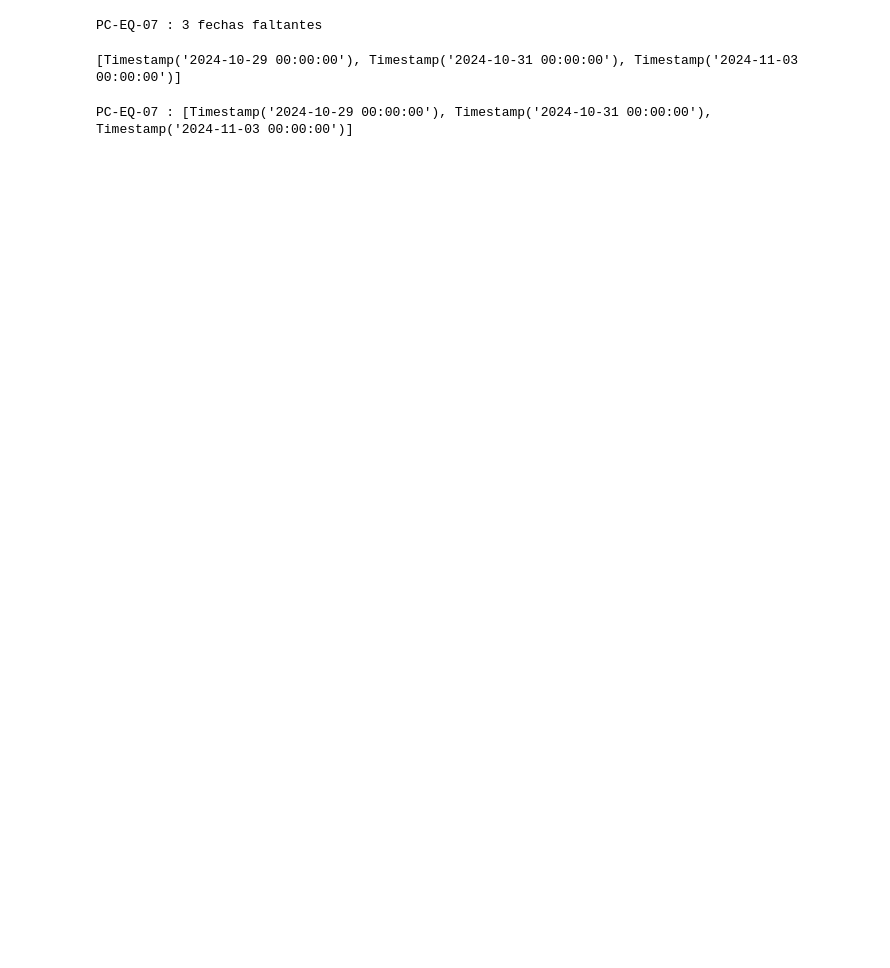
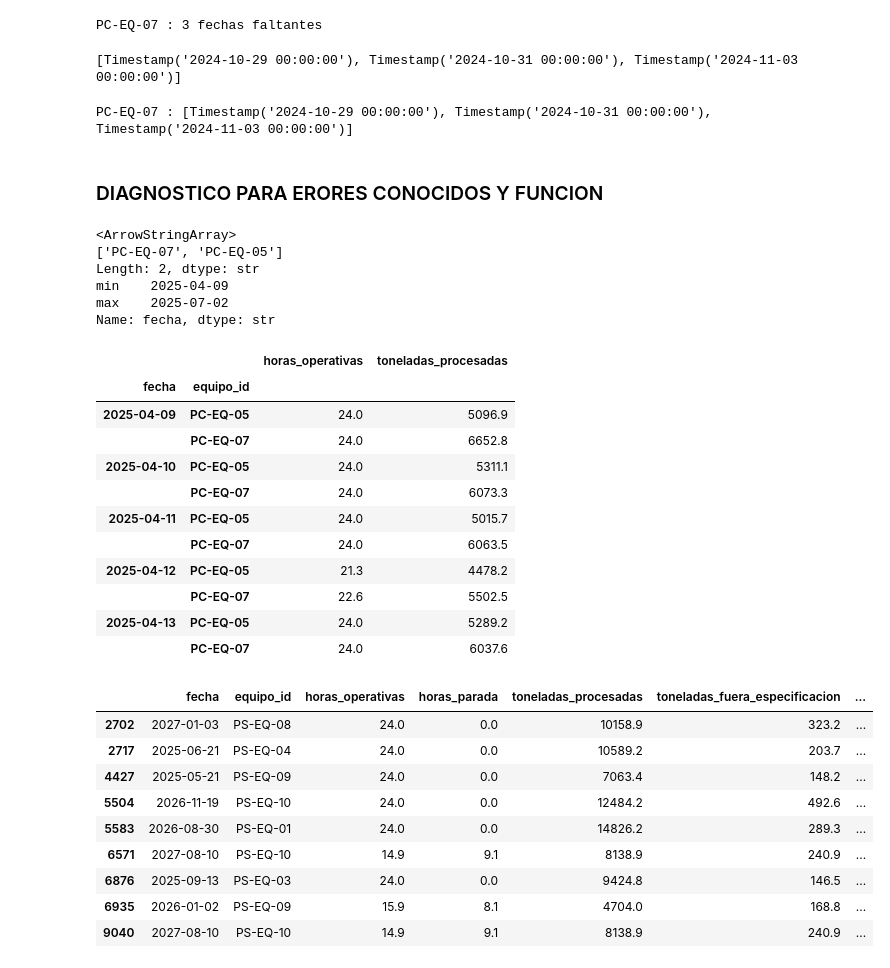
Before and after one commit to josue789a/Mineria-simulacion-v2, a Jupyter notebook: notebooks/Exploracion1.ipynb, the cells around one changed output. Saved outputs shown, nothing was run; the diff lists cells and outputs as text; code cells hidden in the pictures; blank space fills up the shorter version.

Commit message:
12. Diagnostico de errores conocidos

```diff
--- a/notebooks/Exploracion1.ipynb
+++ b/notebooks/Exploracion1.ipynb
@@ -2063,3 +2070,52 @@ for equipo, grupo in prodLegacy_PC.groupby('Cod_Equipo'):
 # No se descartó como ruido normal: aunque no fueran fechas consecutivas, se comparó el hallazgo contra la tabla de validación del proyecto (answer_key_errores_v2.csv), y coincide de forma exacta: 3 filas registradas para Planta Centro bajo la categoría "bloque de días faltantes por caída de sistema". Esto confirma que sí corresponde a ESTA categoría de error, aunque a simple vista no se vea como un bloquE.
 # %% [output]
 PC-EQ-07 : [Timestamp('2024-10-29 00:00:00'), Timestamp('2024-10-31 00:00:00'), Timestamp('2024-11-03 00:00:00')]
+# %% [markdown]
+### DIAGNOSTICO PARA ERORES CONOCIDOS Y FUNCION
+# %%
+equipos_turno = prodNuevo_PC[prodNuevo_PC['turno'].notna()]['equipo_id'].unique()
+print(equipos_turno)
+
+
+#1) VERIFICAR LA CONSITENCIA DEL GRANO TURNO
+ventana = prodNuevo_PC[prodNuevo_PC['turno'].notna()]['fecha'].agg(['min', 'max'])
+print(ventana)
+
+# 2)Confirmar que las 3 filas de turno suman exactamente al total diario, PARA CONFIRAMAR SI PODEMOS COLAPSAR SIN PERDER LA INFO
+turno_rows = prodNuevo_PC[prodNuevo_PC['turno'].notna()]
+suma_por_dia = turno_rows.groupby(['fecha', 'equipo_id'])[['horas_operativas', 'toneladas_procesadas']].sum().round(1)
+display(suma_por_dia.head(10))
+
+# 3. vERIFICAR NO EXISTE contaminación cruzada (cruce contra dim_equipos, independiente del grano
+prodNuevo_PC_chk = prodNuevo_PC.merge(dim_equipos[['equipo_id', 'planta_id']], on='equipo_id', how='left')
+contaminacion = prodNuevo_PC_chk[prodNuevo_PC_chk['planta_id'] != 'PC']
+display(contaminacion)
+# %% [output]
+<ArrowStringArray>
+['PC-EQ-07', 'PC-EQ-05']
+Length: 2, dtype: str
+min    2025-04-09
+max    2025-07-02
+Name: fecha, dtype: str
+|  |  | horas_operativas | toneladas_procesadas |
+| fecha | equipo_id |  |  |
+| 2025-04-09 | PC-EQ-05 | 24.0 | 5096.9 |
+|  | PC-EQ-07 | 24.0 | 6652.8 |
+| 2025-04-10 | PC-EQ-05 | 24.0 | 5311.1 |
+|  | PC-EQ-07 | 24.0 | 6073.3 |
+| 2025-04-11 | PC-EQ-05 | 24.0 | 5015.7 |
+|  | PC-EQ-07 | 24.0 | 6063.5 |
+| 2025-04-12 | PC-EQ-05 | 21.3 | 4478.2 |
+|  | PC-EQ-07 | 22.6 | 5502.5 |
+| 2025-04-13 | PC-EQ-05 | 24.0 | 5289.2 |
+|  | PC-EQ-07 | 24.0 | 6037.6 |
+|  | fecha | equipo_id | horas_operativas | horas_parada | toneladas_procesadas | toneladas_fuera_especificacion | ... |
+| 2702 | 2027-01-03 | PS-EQ-08 | 24.0 | 0.0 | 10158.9 | 323.2 | ... |
+| 2717 | 2025-06-21 | PS-EQ-04 | 24.0 | 0.0 | 10589.2 | 203.7 | ... |
+| 4427 | 2025-05-21 | PS-EQ-09 | 24.0 | 0.0 | 7063.4 | 148.2 | ... |
+| 5504 | 2026-11-19 | PS-EQ-10 | 24.0 | 0.0 | 12484.2 | 492.6 | ... |
+| 5583 | 2026-08-30 | PS-EQ-01 | 24.0 | 0.0 | 14826.2 | 289.3 | ... |
+| 6571 | 2027-08-10 | PS-EQ-10 | 14.9 | 9.1 | 8138.9 | 240.9 | ... |
+| 6876 | 2025-09-13 | PS-EQ-03 | 24.0 | 0.0 | 9424.8 | 146.5 | ... |
+| 6935 | 2026-01-02 | PS-EQ-09 | 15.9 | 8.1 | 4704.0 | 168.8 | ... |
+| 9040 | 2027-08-10 | PS-EQ-10 | 14.9 | 9.1 | 8138.9 | 240.9 | ... |
```
Also changed, not shown: parts of 4 cells of this notebook.
